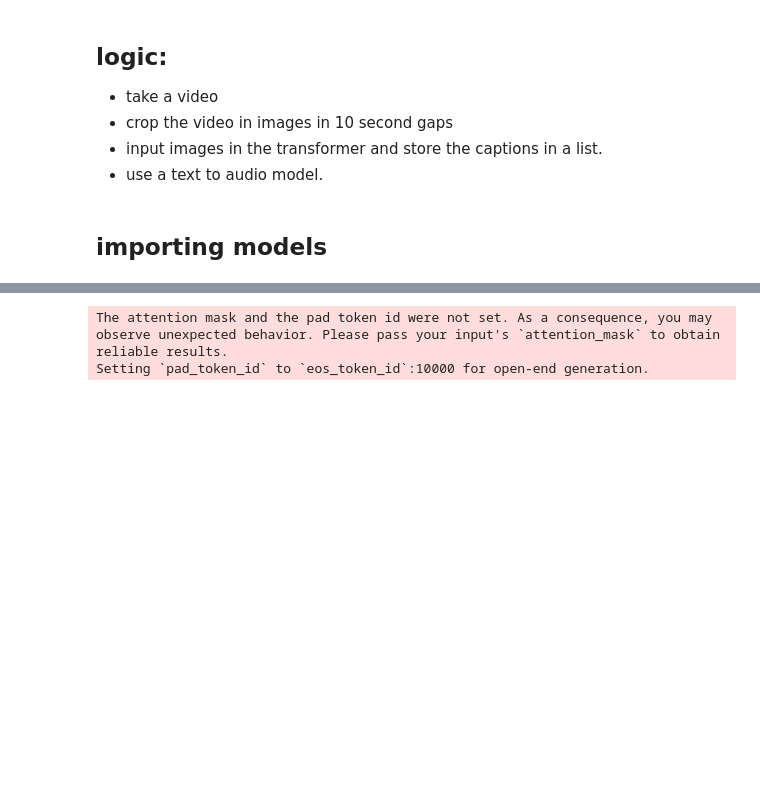
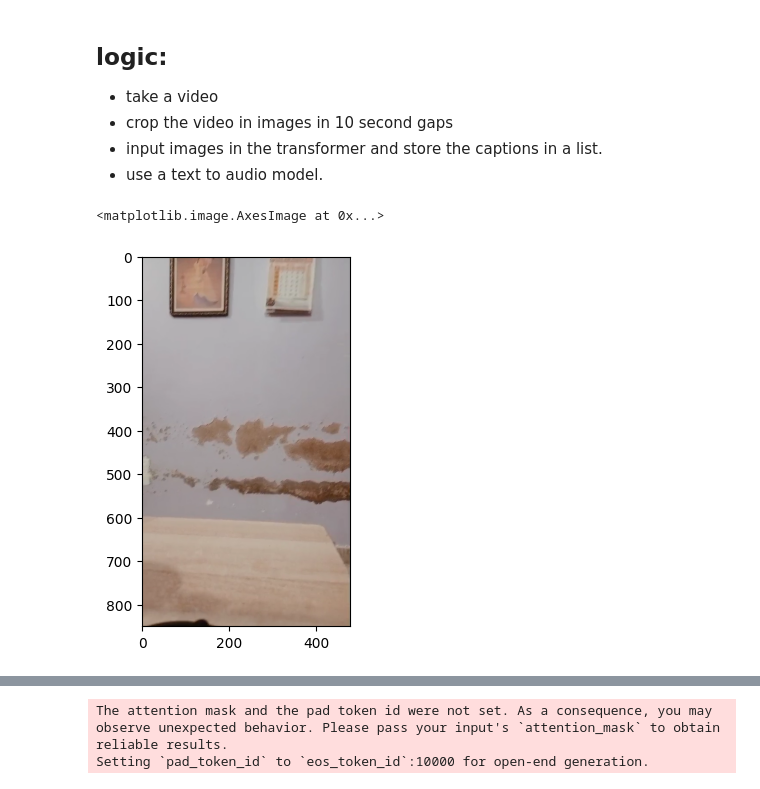
Before and after one commit to MimoHasPurpose/deep_learning, a Jupyter notebook: Projects/blind_guidance/notebook/image-text.ipynb, the cells around one changed output, grey strips where cells are left out. Saved outputs shown, nothing was run; the diff lists cells and outputs as text; code cells hidden in the pictures; blank space fills up the shorter version.

```diff
--- a/Projects/blind_guidance/notebook/image-text.ipynb
+++ b/Projects/blind_guidance/notebook/image-text.ipynb
@@ -15,2 +9,0 @@ from transformers import pipeline
-# %% [markdown]
-## importing models
@@ -17 +17,11 @@ from transformers import pipeline
+# %%
+
+path='/kaggle/input/blind-guidance/1.png'
+image=io.imread(path)
+i,(im1)=plt.subplots(1)
+i.set_figwidth(15)
+im1.imshow(image)
+# %% [output]
+<matplotlib.image.AxesImage at 0x...>
+[figure, added]
 # %%
```
Also changed, not shown: parts of 17 cells of this notebook, 1 other file.
